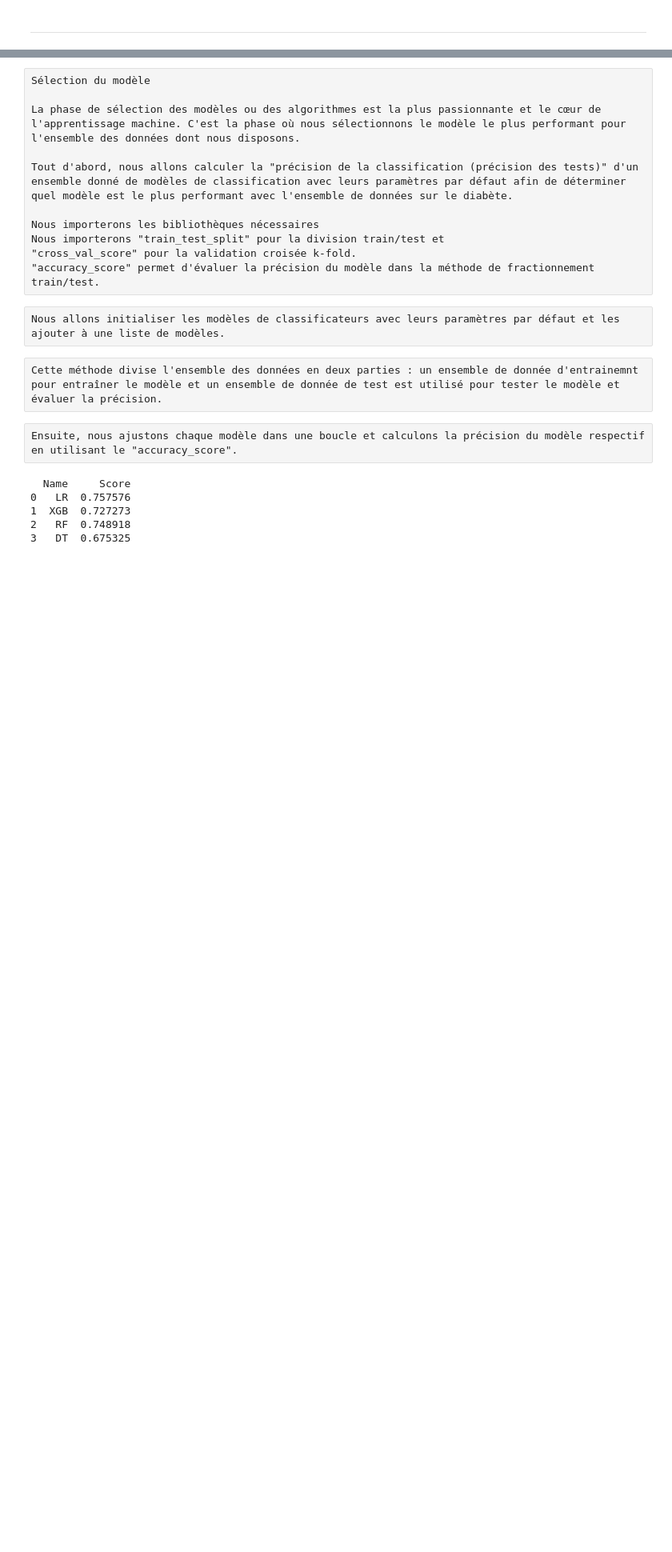
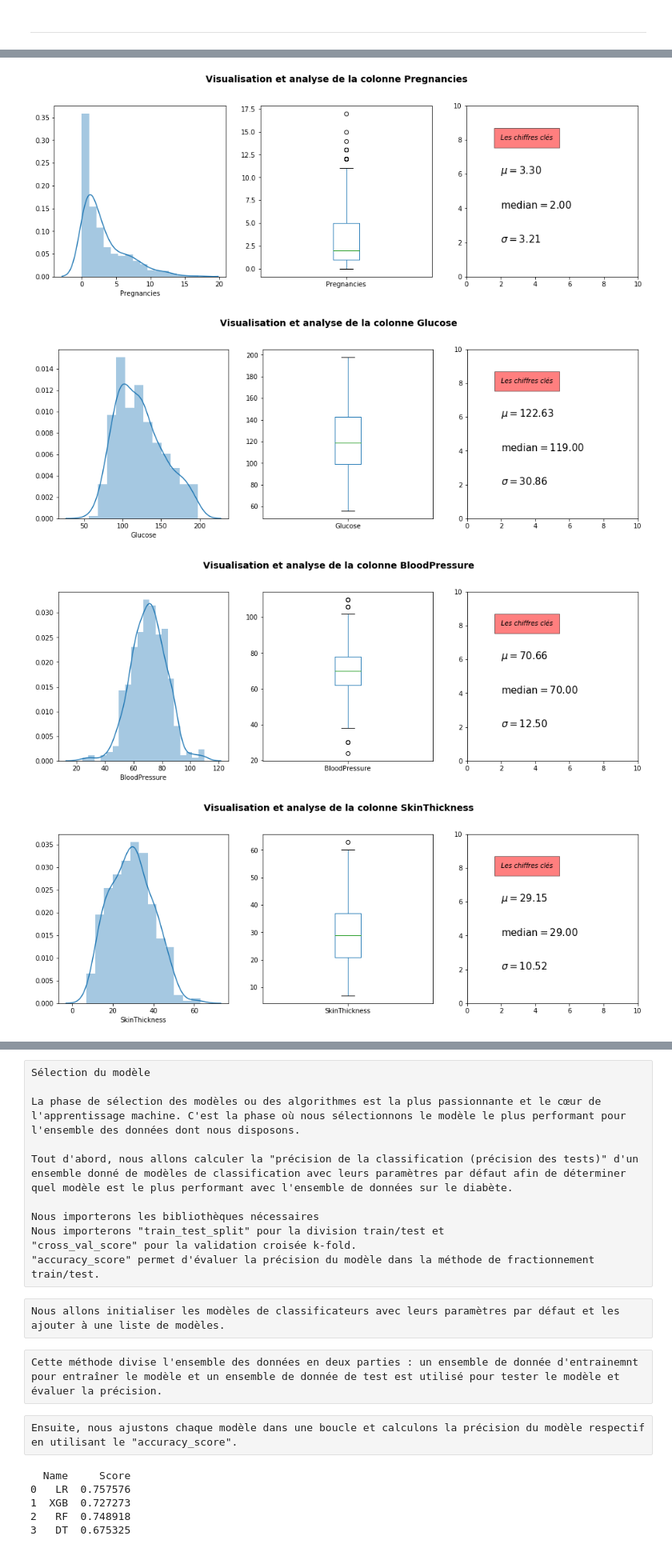
Before and after one commit to Abdelrazak-sakhri/diabete, a Jupyter notebook: Projet_diabete_Lamine_Mourad_Abdel.ipynb, the cells around one changed output, grey strips where cells are left out. Shown: that part at 80% size. Drawn from its saved outputs; the diff is of its cells as text; code cells hidden in the pictures; blank space fills up the shorter version.

Commit message:
optimisation des visualisation et ajout box de description

```diff
--- a/Projet_diabete_Lamine_Mourad_Abdel.ipynb
+++ b/Projet_diabete_Lamine_Mourad_Abdel.ipynb
@@ -199,6 +209,2 @@ df_clean , df_median
 # %% [markdown]
 ______
-# %%
-for col in df_clean:
-    plt.figure()
-    sns.distplot(df_clean[col])
@@ -215,4 +210,0 @@ for col in df_clean:
-# %%
-for col in df_median:
-    plt.figure()
-    sns.distplot(df_median[col])
@@ -228,0 +213,41 @@ for col in df_median:
+# %%
+columns = ["Pregnancies",  "Glucose",  "BloodPressure",  "SkinThickness",  "Insulin", "BMI", "DiabetesPedigreeFunction",  "Age"]
+
+for col in df_clean[columns]:
+
+
+    mu = df_clean[col].mean()
+    median = np.median(df_clean[col])
+    sigma = df_clean[col].std()
+    name = df_median[col].name
+
+    fig = plt.figure()
+
+    fig.suptitle('Visualisation et analyse de la colonne '+ name , fontsize=14, fontweight='bold')
+
+    ax = fig.add_subplot(133)
+    fig.subplots_adjust(top=0.85)
+    ax.text(2, 8, 'Les chiffres clés', style='italic',
+            bbox={'facecolor': 'red', 'alpha': 0.5, 'pad': 10})
+
+
+    ax.text(2, 6, r'$\mu=%.2f$' % (mu, ), fontsize=15)
+    ax.text(2, 4, r'$\mathrm{median}=%.2f$' % (median, ), fontsize=15)
+    ax.text(2, 2, r'$\sigma=%.2f$' % (sigma, ), fontsize=15)
+
+    ax.axis([0, 10, 0, 10])
+
+
+
+    plt.subplot(131), sns.distplot(df_clean[col])
+    plt.subplot(132), df_clean[col].plot.box(figsize=(16,5))
+
+
+
+
+    plt.show()
+# %% [output]
+[figure, added]
+[figure, added]
+[figure, added]
+[figure, added]
```
Also changed, not shown: parts of 11 cells of this notebook.
